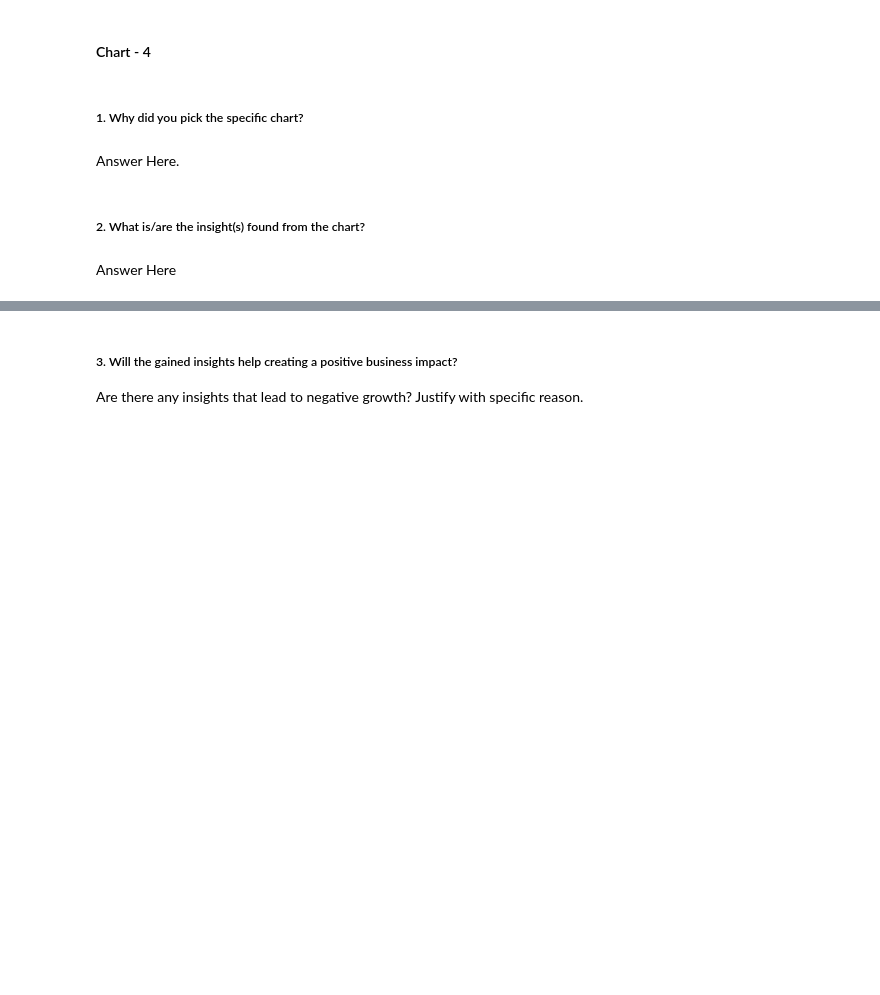
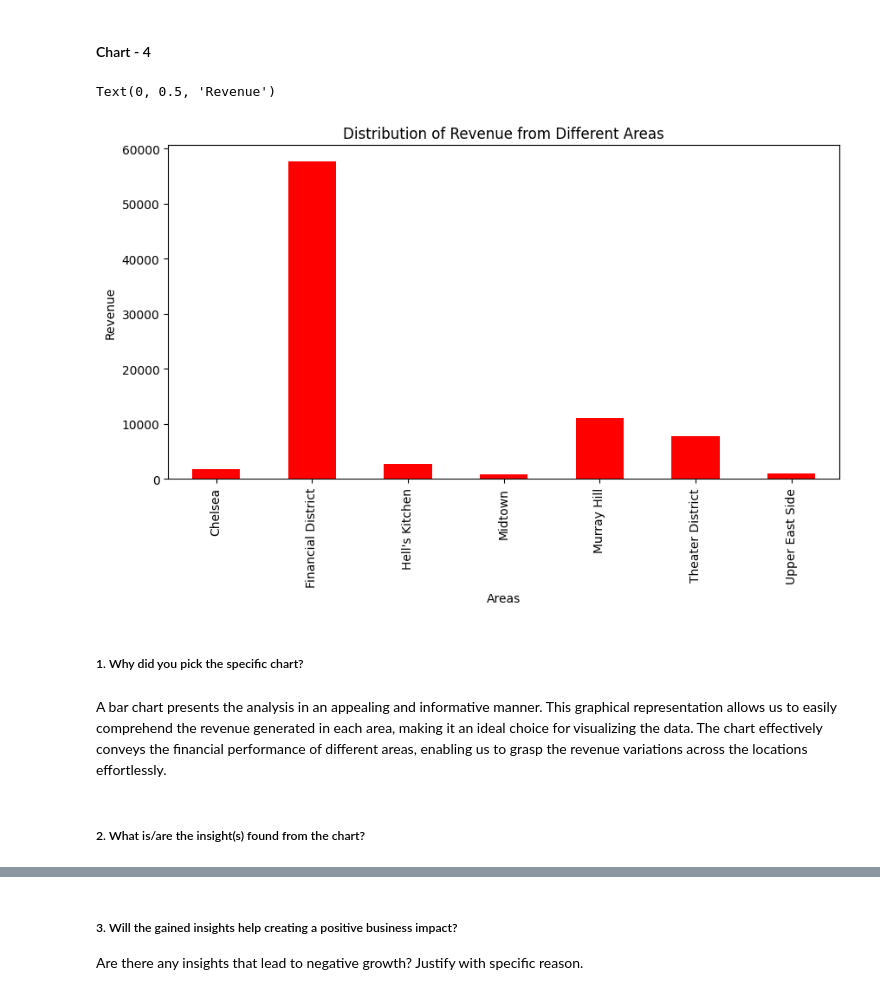
Before and after one commit to Sandykk2/Airbnb-EDA-Analysis-, a Jupyter notebook: Airbnb_EDA_Analysis.ipynb, the cells around one changed output, grey strips where cells are left out. Saved outputs shown, nothing was run; the diff lists cells and outputs as text; code cells hidden in the pictures; blank space fills up the shorter version.

Commit message:
Do analysis on data by line chart , pie  chart and bargraph charts

```diff
--- a/Airbnb_EDA_Analysis.ipynb
+++ b/Airbnb_EDA_Analysis.ipynb
@@ -427,8 +425,26 @@ Considering that Manhattan has highly priced properties but an average availabil
+# %%
+# Chart - 4 Distribution of Revenue from Different Areas
+
+# Filter the DataFrame to get the rows with the maximum 'calculated_host_listings_count' and corresponding host name
+maxhold_df = air_df[air_df['host_name'] == air_df.iloc[air_df['calculated_host_listings_count'].idxmax()]['host_name']]
+
+# Group the filtered DataFrame by neighbourhood and calculate the sum of prices
+group_df = maxhold_df.groupby('neighbourhood')['price'].sum()
+
+
+# Plot a bar chart to show the distribution of revenue from different areas
+group_df.plot(kind='bar', color='red', figsize=(10, 5))
+
+# Set the plot title, x-axis label, and y-axis label
+plt.title("Distribution of Revenue from Different Areas")
+plt.xlabel("Areas")
+plt.ylabel("Revenue")
+# %% [output]
+Text(0, 0.5, 'Revenue')
+[figure, added]
 # %% [markdown]
 ##### 1. Why did you pick the specific chart?
-# %% [markdown]
-Answer Here.
+# %% [markdown]
+A bar chart presents the analysis in an appealing and informative manner. This graphical representation allows us to easily comprehend the revenue generated in each area, making it an ideal choice for visualizing the data. The chart effectively conveys the financial performance of different areas, enabling us to grasp the revenue variations across the locations effortlessly.
 # %% [markdown]
 ##### 2. What is/are the insight(s) found from the chart?
-# %% [markdown]
-Answer Here
```
Also changed, not shown: parts of 20 cells of this notebook.
